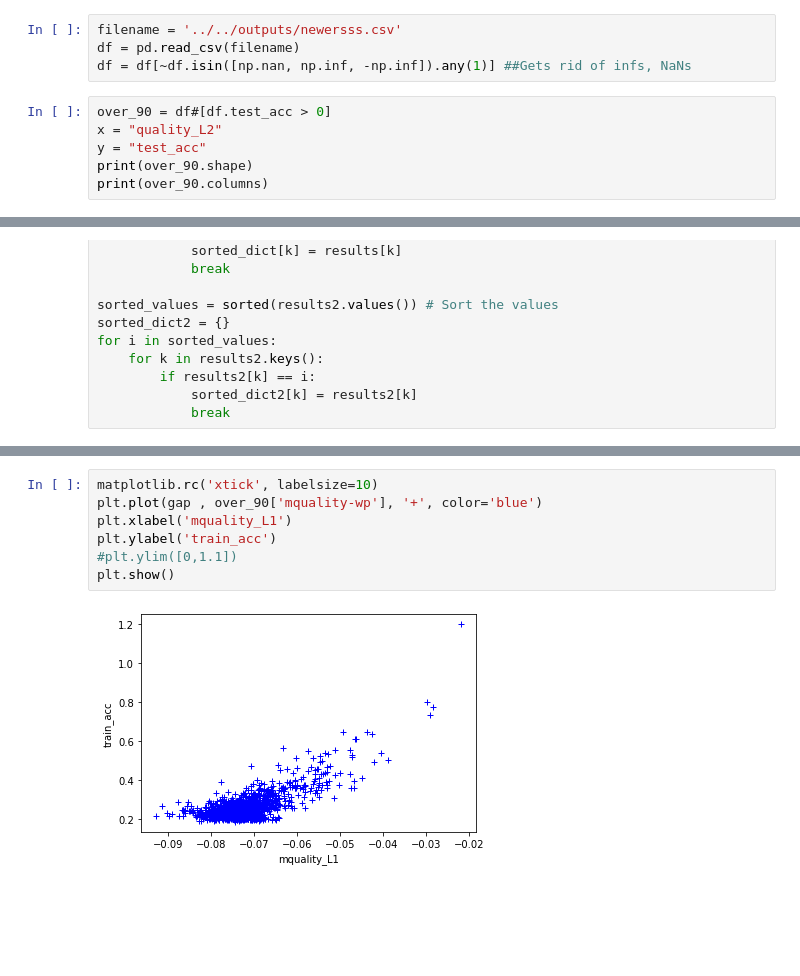
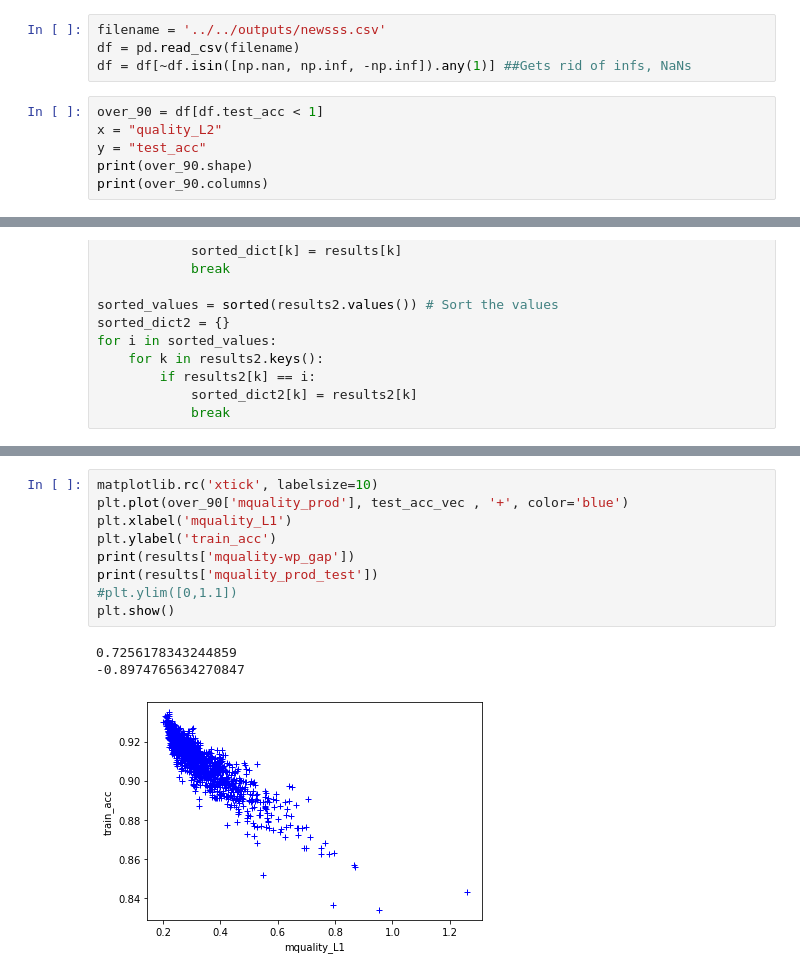
Before and after one commit to KhalilJDamouni/NAS-Metrics, a Jupyter notebook: NATS-Bench1/source/plot.ipynb, the cells around one changed output, grey strips where cells are left out. Cells and saved outputs as stored; diff of their text form; blank space fills up the shorter version.

```diff
--- a/NATS-Bench1/source/plot.ipynb
+++ b/NATS-Bench1/source/plot.ipynb
@@ -6,11 +6,11 @@ import matplotlib.pyplot as plt
 import matplotlib
 from scipy import stats
 # %%
-filename = '../../outputs/newersss.csv'
+filename = '../../outputs/newsss.csv'
 df = pd.read_csv(filename)
 df = df[~df.isin([np.nan, np.inf, -np.inf]).any(1)] ##Gets rid of infs, NaNs
 # %%
-over_90 = df#[df.test_acc > 0]
+over_90 = df[df.test_acc < 1]
 x = "quality_L2"
 y = "test_acc"
 print(over_90.shape)
@@ -93,13 +93,17 @@ mquality_prod_train -0.9118801921575469
 mquality_prod_train -0.8996490062324487
 # %%
 matplotlib.rc('xtick', labelsize=10)
-plt.plot(gap , over_90['mquality-wp'], '+', color='blue')
+plt.plot(over_90['mquality_prod'], test_acc_vec , '+', color='blue')
 plt.xlabel('mquality_L1')
 plt.ylabel('train_acc')
+print(results['mquality-wp_gap'])
+print(results['mquality_prod_test'])
 #plt.ylim([0,1.1])
 plt.show()
 # %% [output]
+0.7256178343244859
+-0.8974765634270847
-[figure, old version]
+[figure, new version]
 # %%
 plt.plot(over_90['mquality_L1'],gap, '+', color='blue')
 plt.xlabel('mquality_L1')
```
Also changed, not shown: parts of 4 cells of this notebook, 5 other files.
